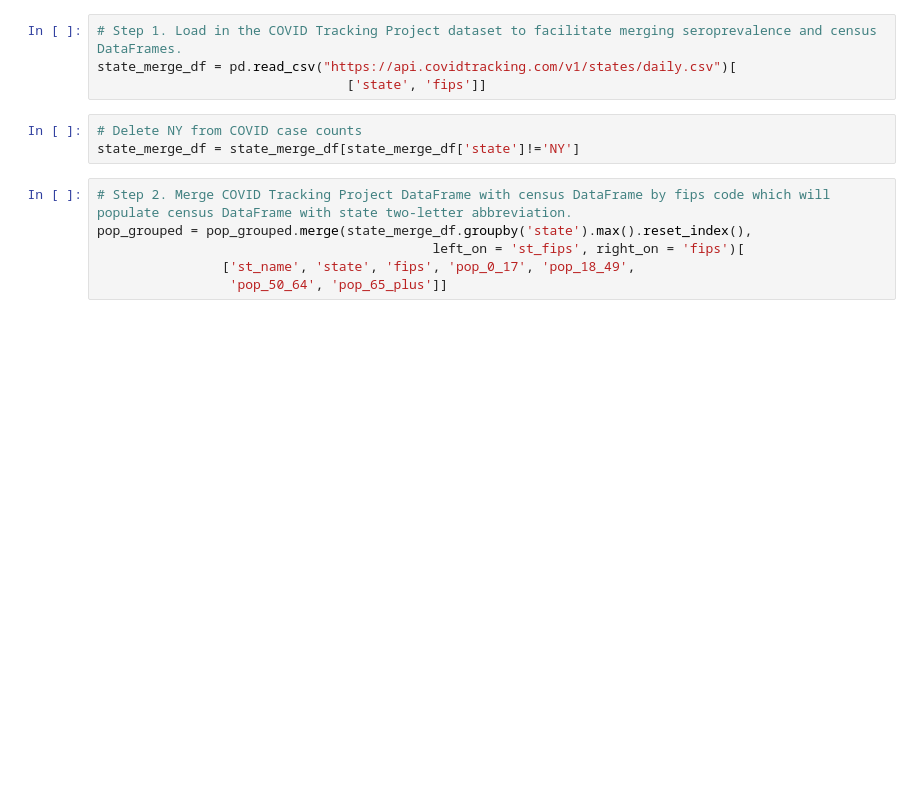
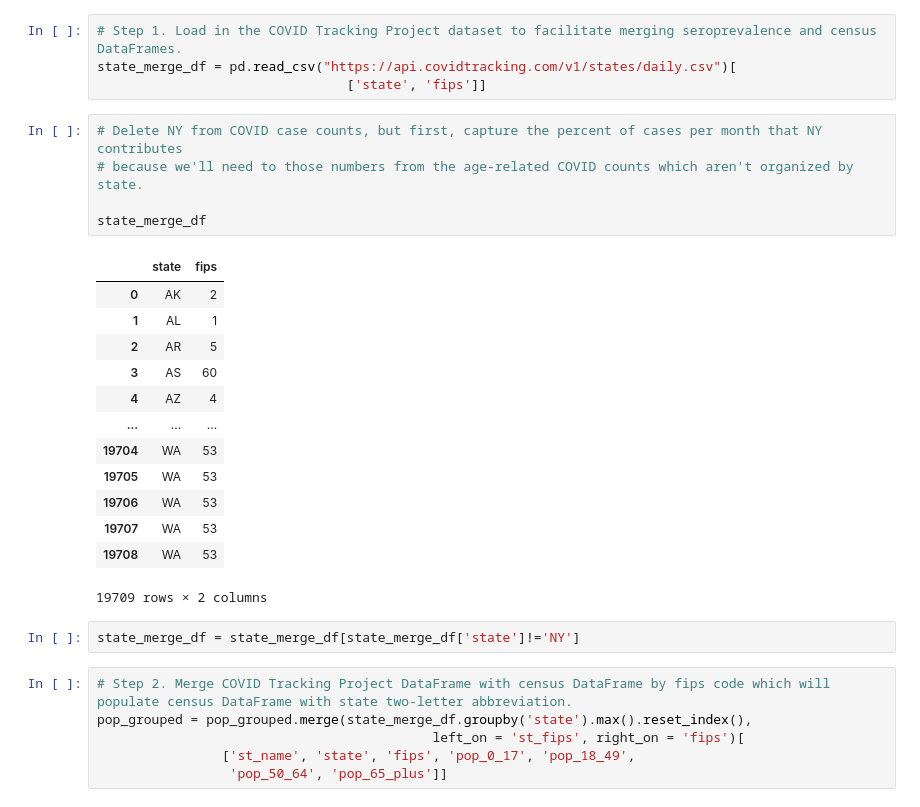
Before and after one commit to salvir1/COVID-19-undercount, a Jupyter notebook: No_NY_covid-age-case-vs-seroprev-Copy1.ipynb, the cells around one changed output. Drawn from its saved outputs; the diff is of its cells as text; blank space fills up the shorter version.

```diff
--- a/No_NY_covid-age-case-vs-seroprev-Copy1.ipynb
+++ b/No_NY_covid-age-case-vs-seroprev-Copy1.ipynb
@@ -94,8 +112,26 @@ We need to merge (join) the seroprevalence DataFrame with the census table DataF
 # Step 1. Load in the COVID Tracking Project dataset to facilitate merging seroprevalence and census DataFrames.
 state_merge_df = pd.read_csv("https://api.covidtracking.com/v1/states/daily.csv")[
                                 ['state', 'fips']]
+# %%
+# Delete NY from COVID case counts, but first, capture the percent of cases per month that NY contributes
+# because we'll need to those numbers from the age-related COVID counts which aren't organized by state.
+
+state_merge_df
+# %% [output]
+|  | state | fips |
+| 0 | AK | 2 |
+| 1 | AL | 1 |
+| 2 | AR | 5 |
+| 3 | AS | 60 |
+| 4 | AZ | 4 |
+| ... | ... | ... |
+| 19704 | WA | 53 |
+| 19705 | WA | 53 |
+| 19706 | WA | 53 |
+| 19707 | WA | 53 |
+| 19708 | WA | 53 |
+19709 rows × 2 columns
 # %%
-# Delete NY from COVID case counts
 state_merge_df = state_merge_df[state_merge_df['state']!='NY']
 # %%
 # Step 2. Merge COVID Tracking Project DataFrame with census DataFrame by fips code which will populate census DataFrame with state two-letter abbreviation.
```
Also changed, not shown: parts of 1 cell of this notebook, 16 other files.
